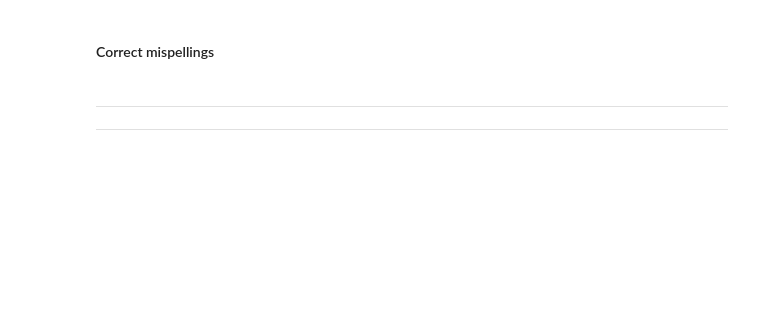
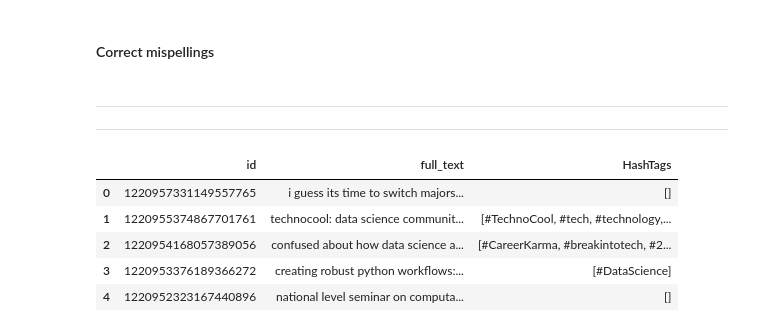
Before and after one commit to NormanHung/Practice-Twitter-Sentiment, a Jupyter notebook: Twitter Sentiment Analysys.ipynb, the cells around one changed output. Cells and saved outputs as stored; diff of their text form; code cells hidden in the pictures; blank space fills up the shorter version.

```diff
--- a/Twitter Sentiment Analysys.ipynb
+++ b/Twitter Sentiment Analysys.ipynb
@@ -240,0 +154,14 @@ with open("TwitterTextData.txt", "wb") as SaveFile:
+# %%
+import pickle
+import pandas as pd
+with open("TwitterTextData.dat", "rb") as filePath:
+    TwitterData = pd.DataFrame(pickle.load(filePath))
+
+TwitterData.head()
+# %% [output]
+|  | id | full_text | HashTags |
+| 0 | 1220957331149557765 | i guess its time to switch majors... | [] |
+| 1 | 1220955374867701761 | technocool: data science communit... | [#TechnoCool, #tech, #technology,... |
+| 2 | 1220954168057389056 | confused about how data science a... | [#CareerKarma, #breakintotech, #2... |
+| 3 | 1220953376189366272 | creating robust python workflows:... | [#DataScience] |
+| 4 | 1220952323167440896 | national level seminar on computa... | [] |
```
Also changed, not shown: parts of 101 cells of this notebook, 1 other file.
